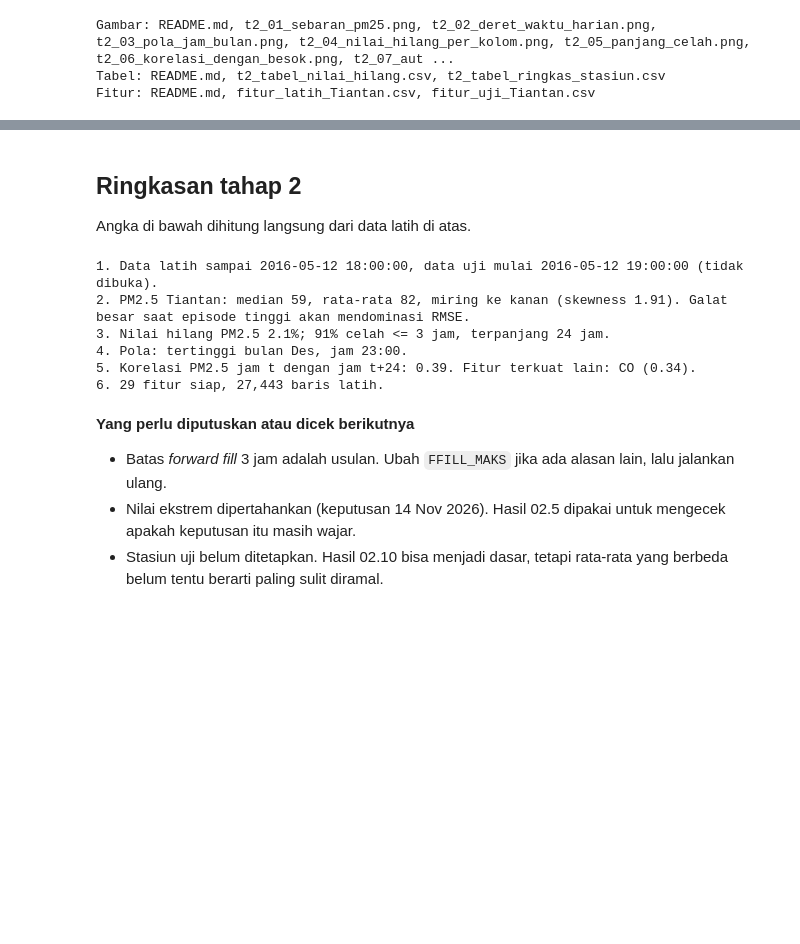
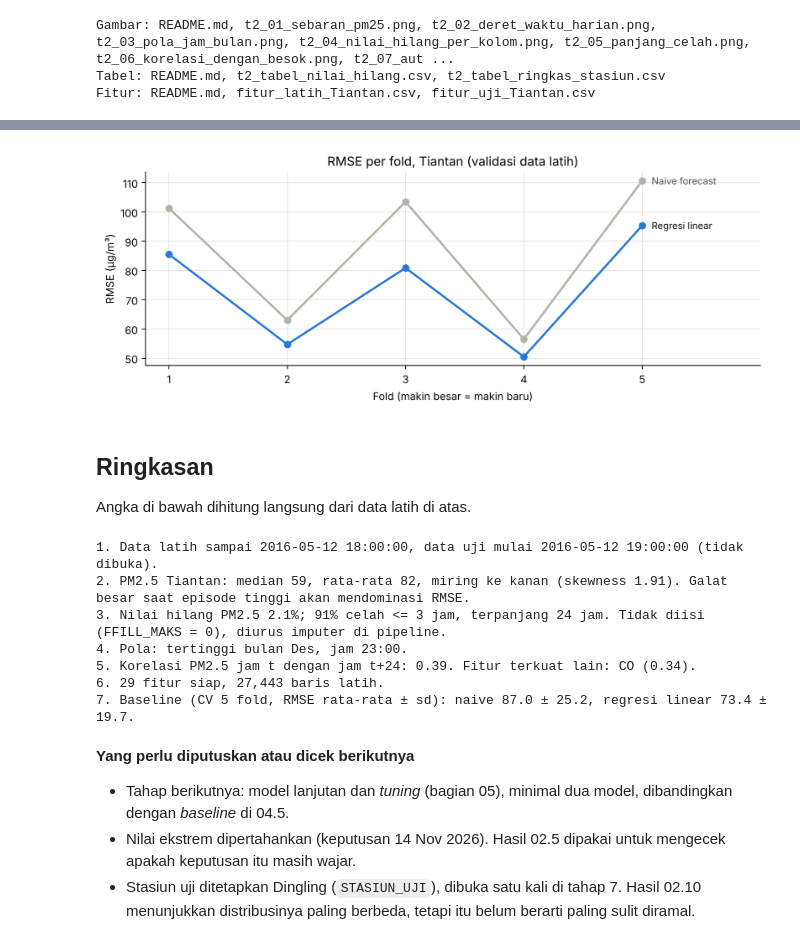
Before and after one commit to LippyyDev/Tugas-Machine-Learning-PM25-Beijing, a Jupyter notebook: Notebook/Tahap 2 EDA dan Praproses.ipynb, the cells around one changed output, grey strips where cells are left out. Saved outputs shown, nothing was run; the diff lists cells and outputs as text; code cells hidden in the pictures; blank space fills up the shorter version.

Commit message:
Tetapkan tanpa forward fill dan stasiun uji Dingling, pasang gap 24 jam, tambah baseline tahap 4

```diff
--- a/Notebook/Tahap 2 EDA dan Praproses.ipynb
+++ b/Notebook/Tahap 2 EDA dan Praproses.ipynb
@@ -380,10 +388,11 @@ Sel di bawah memeriksa aturan nomor 3 pada data latih Tiantan.
 # %%
 from sklearn.model_selection import TimeSeriesSplit
-cv = TimeSeriesSplit(n_splits=5)
+cv = TimeSeriesSplit(n_splits=5, gap=24)
 
-waktu_latih = tt.index
+# Hanya jam yang targetnya (t+24) masih di periode latih, sama dengan baris yang dipakai model
+waktu_latih = tt.index[tt.index + pd.Timedelta(hours=24) < BATAS]
 for i, (a, b) in enumerate(cv.split(waktu_latih), 1):
-    assert waktu_latih[a].max() < waktu_latih[b].min()      # validasi selalu lebih baru
+    assert waktu_latih[a].max() + pd.Timedelta(hours=24) < waktu_latih[b].min()   # validasi lebih baru, ada jarak 24 jam
     print(f"Fold {i}: latih s.d. {waktu_latih[a[-1]]:%Y-%m-%d} | "
           f"validasi {waktu_latih[b[0]]:%Y-%m-%d} s.d. {waktu_latih[b[-1]]:%Y-%m-%d}")
 print("Data uji mulai", BATAS, "(tidak dipakai di fold mana pun)")
@@ -416,5 +425,5 @@ Mengapa *forward fill* boleh di luar *pipeline*? Langkah ini tidak mempelajari p
 # %%
-FFILL_MAKS = 3      # batas forward fill (jam), dipilih dari analisis panjang celah di 02.7
+FFILL_MAKS = 0      # batas forward fill (jam). 0 = tanpa pengisian (keputusan 15 Nov 2026)
 ARAH = {a: i * 22.5 for i, a in enumerate(
     ["N","NNE","NE","ENE","E","ESE","SE","SSE","S","SSW","SW","WSW","W","WNW","NW","NNW"])}
 
@@ -425,8 +434,8 @@ def buat_fitur(data_stasiun):
     # Target: PM2.5 asli 24 jam ke depan (tanpa pengisian)
     f["target"] = d["PM2.5"].shift(-24)
 
-    # Kondisi sekarang, celah pendek diisi nilai terakhir (hanya melihat ke belakang)
-    isi = d[kolom_angka].ffill(limit=FFILL_MAKS)
+    # Kondisi sekarang. Bila FFILL_MAKS > 0, celah pendek diisi nilai terakhir (hanya melihat ke belakang)
+    isi = d[kolom_angka].ffill(limit=FFILL_MAKS) if FFILL_MAKS > 0 else d[kolom_angka]
     for k in kolom_angka:
         f[k] = isi[k]
 
@@ -437,7 +446,8 @@ def buat_fitur(data_stasiun):
         f[f"PM2.5_rata{w}j"] = isi["PM2.5"].rolling(w, min_periods=w // 2).mean()
 
     # Kalender dan arah angin dalam bentuk lingkaran
-    sudut = d["wd"].ffill(limit=FFILL_MAKS).map(ARAH)
+    wd = d["wd"].ffill(limit=FFILL_MAKS) if FFILL_MAKS > 0 else d["wd"]
+    sudut = wd.map(ARAH)
     f["angin_sin"], f["angin_cos"] = np.sin(np.radians(sudut)), np.cos(np.radians(sudut))
     f["jam_sin"], f["jam_cos"] = np.sin(2*np.pi*d.index.hour/24), np.cos(2*np.pi*d.index.hour/24)
     f["hari_sin"], f["hari_cos"] = np.sin(2*np.pi*d.index.dayofweek/7), np.cos(2*np.pi*d.index.dayofweek/7)
@@ -502,25 +573,41 @@ Fitur: README.md, fitur_latih_Tiantan.csv, fitur_uji_Tiantan.csv
+# %%
+fig, ax = plt.subplots()
+fold = np.arange(1, 6)
+ax.plot(fold, skor["Naive forecast"]["RMSE"], marker="o", lw=2, color=ABU)
+ax.plot(fold, skor["Regresi linear"]["RMSE"], marker="o", lw=2, color=BIRU)
+ax.text(5.08, skor["Naive forecast"]["RMSE"][-1], "Naive forecast", color="#52514e", va="center", fontsize=9)
+ax.text(5.08, skor["Regresi linear"]["RMSE"][-1], "Regresi linear", color="#0b0b0b", va="center", fontsize=9)
+ax.set(title=f"RMSE per fold, {STASIUN} (validasi data latih)", xlabel="Fold (makin besar = makin baru)",
+       ylabel="RMSE (µg/m³)", xticks=fold, xlim=(0.8, 6.0))
+simpan_gambar("t4_01_baseline_rmse_per_fold.png")
+# %% [output]
+[figure, added]
 # %% [markdown]
-## Ringkasan tahap 2
+## Ringkasan
 Angka di bawah dihitung langsung dari data latih di atas.
 # %%
 print(f"1. Data latih sampai {BATAS - pd.Timedelta(hours=1)}, data uji mulai {BATAS} (tidak dibuka).")
 print(f"2. PM2.5 {STASIUN}: median {pm.median():.0f}, rata-rata {pm.mean():.0f}, miring ke kanan "
       f"(skewness {pm.skew():.2f}). Galat besar saat episode tinggi akan mendominasi RMSE.")
-print(f"3. Nilai hilang PM2.5 {tt['PM2.5'].isna().mean():.1%}; {(celah <= FFILL_MAKS).mean():.0%} celah "
-      f"<= {FFILL_MAKS} jam, terpanjang {celah.max()} jam.")
+print(f"3. Nilai hilang PM2.5 {tt['PM2.5'].isna().mean():.1%}; {(celah <= 3).mean():.0%} celah "
+      f"<= 3 jam, terpanjang {celah.max()} jam. Tidak diisi (FFILL_MAKS = {FFILL_MAKS}), diurus imputer di pipeline.")
 print(f"4. Pola: tertinggi bulan {nama_bulan[per_bulan.idxmax()-1]}, jam {per_jam.idxmax()}:00.")
 print(f"5. Korelasi PM2.5 jam t dengan jam t+24: {korelasi['PM2.5']:.2f}. "
       f"Fitur terkuat lain: {korelasi.drop('PM2.5').abs().idxmax()} ({korelasi.drop('PM2.5')[korelasi.drop('PM2.5').abs().idxmax()]:.2f}).")
 print(f"6. {fitur_latih.shape[1]-1} fitur siap, {len(fitur_latih):,} baris latih.")
+print(f"7. Baseline (CV 5 fold, RMSE rata-rata ± sd): "
+      f"naive {tabel_baseline.loc['Naive forecast', 'RMSE rata-rata']:.1f} ± {tabel_baseline.loc['Naive forecast', 'RMSE sd']:.1f}, "
+      f"regresi linear {tabel_baseline.loc['Regresi linear', 'RMSE rata-rata']:.1f} ± {tabel_baseline.loc['Regresi linear', 'RMSE sd']:.1f}.")
 # %% [output]
 1. Data latih sampai 2016-05-12 18:00:00, data uji mulai 2016-05-12 19:00:00 (tidak dibuka).
 2. PM2.5 Tiantan: median 59, rata-rata 82, miring ke kanan (skewness 1.91). Galat besar saat episode tinggi akan mendominasi RMSE.
-3. Nilai hilang PM2.5 2.1%; 91% celah <= 3 jam, terpanjang 24 jam.
+3. Nilai hilang PM2.5 2.1%; 91% celah <= 3 jam, terpanjang 24 jam. Tidak diisi (FFILL_MAKS = 0), diurus imputer di pipeline.
 4. Pola: tertinggi bulan Des, jam 23:00.
 5. Korelasi PM2.5 jam t dengan jam t+24: 0.39. Fitur terkuat lain: CO (0.34).
 6. 29 fitur siap, 27,443 baris latih.
+7. Baseline (CV 5 fold, RMSE rata-rata ± sd): naive 87.0 ± 25.2, regresi linear 73.4 ± 19.7.
 # %% [markdown]
 **Yang perlu diputuskan atau dicek berikutnya**
-* Batas *forward fill* 3 jam adalah usulan. Ubah `FFILL_MAKS` jika ada alasan lain, lalu jalankan ulang.
+* Tahap berikutnya: model lanjutan dan *tuning* (bagian 05), minimal dua model, dibandingkan dengan *baseline* di 04.5.
 * Nilai ekstrem dipertahankan (keputusan 14 Nov 2026). Hasil 02.5 dipakai untuk mengecek apakah keputusan itu masih wajar.
-* Stasiun uji belum ditetapkan. Hasil 02.10 bisa menjadi dasar, tetapi rata-rata yang berbeda belum tentu berarti paling sulit diramal.
+* Stasiun uji ditetapkan Dingling (`STASIUN_UJI`), dibuka satu kali di tahap 7. Hasil 02.10 menunjukkan distribusinya paling berbeda, tetapi itu belum berarti paling sulit diramal.
```
Also changed, not shown: parts of 9 cells of this notebook, 12 other files.
